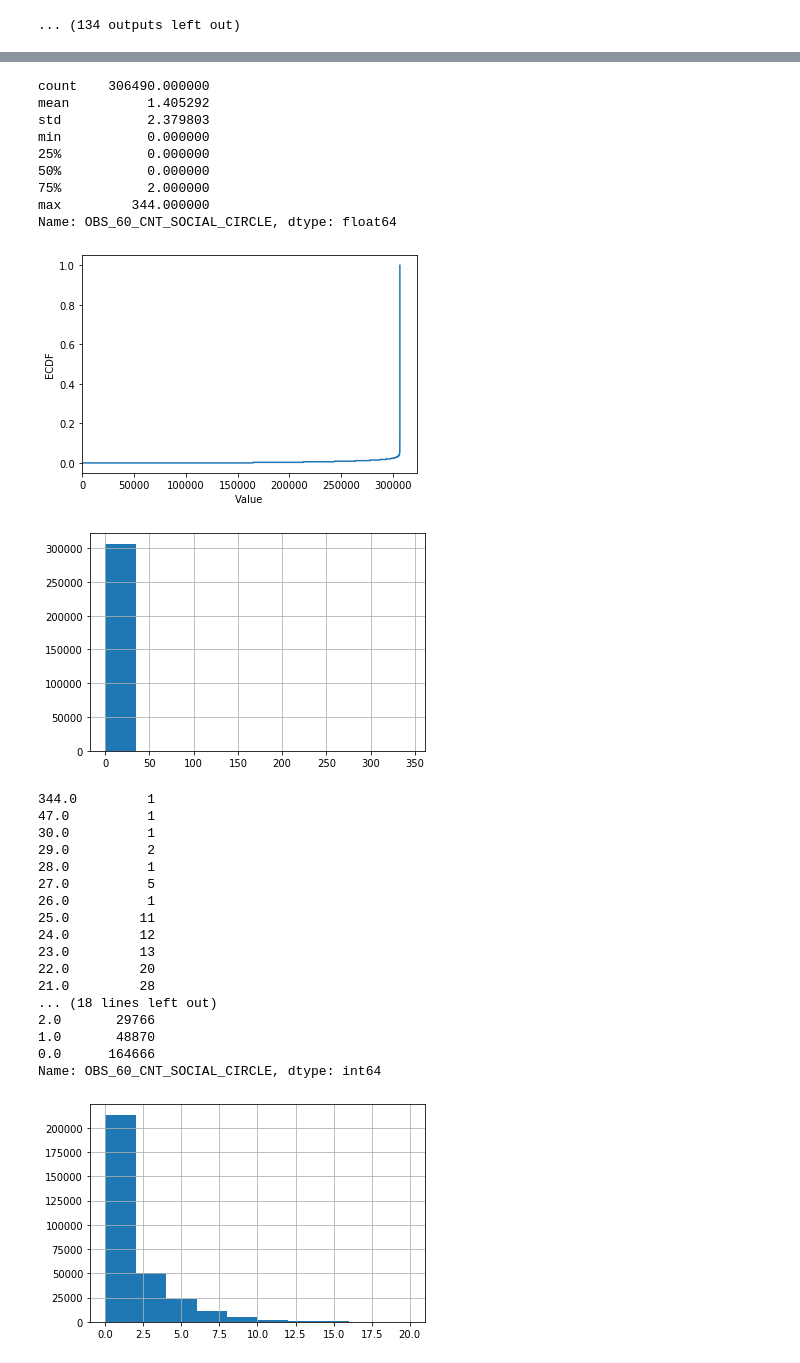
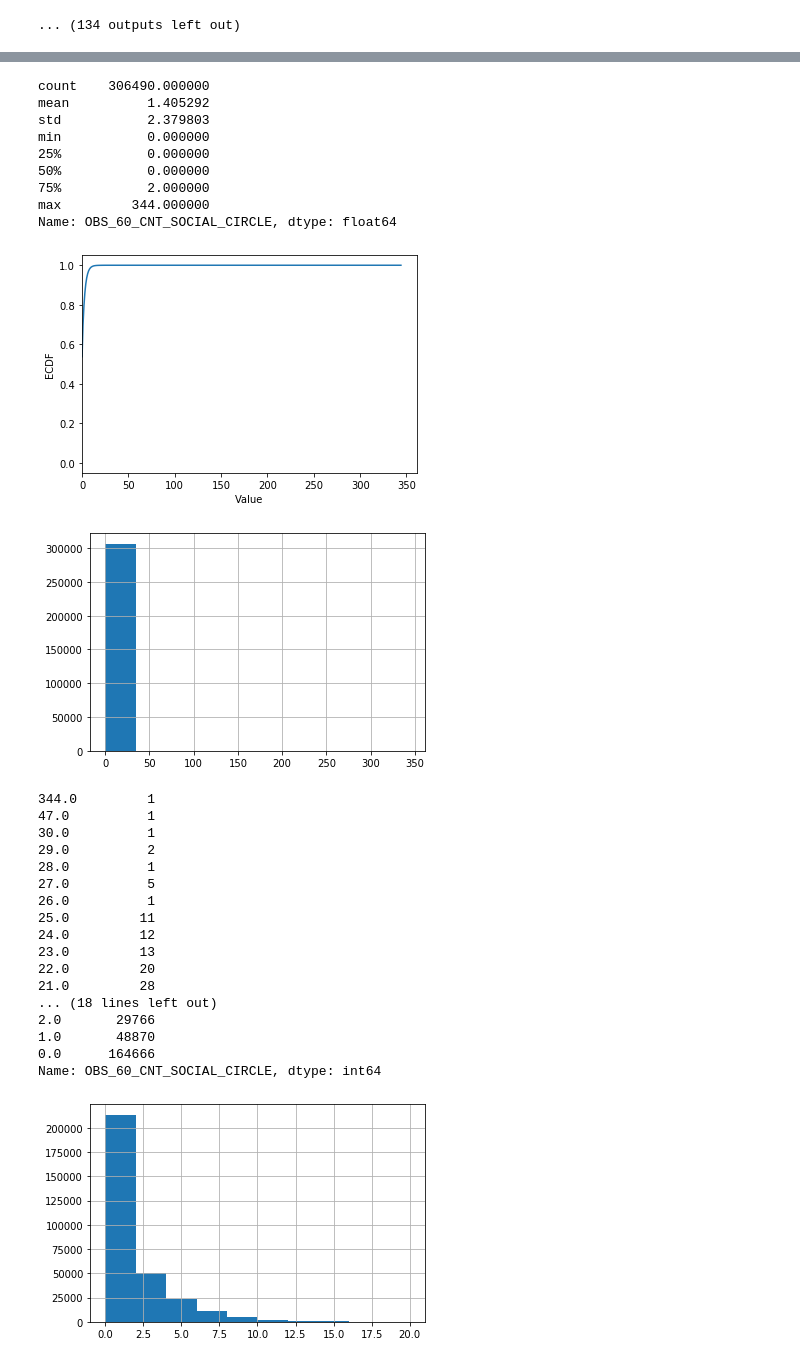
Before and after one commit to rubio1497/4th-ML100Days, a Jupyter notebook: HW Day9/Day_009_HW.ipynb, the cells around one changed output, grey strips where cells are left out. Drawn from its saved outputs; the diff is of its cells as text; code cells hidden in the pictures.

```diff
--- a/HW Day9/Day_009_HW.ipynb
+++ b/HW Day9/Day_009_HW.ipynb
@@ -324,35 +325,36 @@ Name: REGION_POPULATION_RELATIVE, Length: 81, dtype: int64
 # 最大值落在分布之外
 print(app_train['OBS_60_CNT_SOCIAL_CIRCLE'].describe())
 
 # 繪製 Empirical Cumulative Density Plot (ECDF)
 """
 Your Code Here
 """
-cdf = app_train['OBS_60_CNT_SOCIAL_CIRCLE'].sort_values().reset_index(drop = True)
+# cdf = app_train['OBS_60_CNT_SOCIAL_CIRCLE'].sort_values().reset_index(drop = True)
+cdf = app_train.OBS_60_CNT_SOCIAL_CIRCLE.value_counts().sort_index().cumsum()
 
 
 plt.plot(list(cdf.index), cdf/cdf.max())
 plt.xlabel('Value')
 plt.ylabel('ECDF')
 plt.xlim([cdf.index.min() * 0.95, cdf.index.max() * 1.05])
 plt.ylim([-0.05,1.05]) # 限制顯示圖片的範圍
 plt.show()
 
 app_train['OBS_60_CNT_SOCIAL_CIRCLE'].hist()
 plt.show()
 # 印由大到小數量
 print(app_train['OBS_60_CNT_SOCIAL_CIRCLE'].value_counts().sort_index(ascending = False))
 # %% [output]
 count    306490.000000
 mean          1.405292
 std           2.379803
 min           0.000000
 25%           0.000000
 50%           0.000000
 75%           2.000000
 max         344.000000
 Name: OBS_60_CNT_SOCIAL_CIRCLE, dtype: float64
-[figure, old version]
+[figure, new version]
 [figure]
 344.0         1
 47.0          1
```
Also changed, not shown: parts of 3 cells of this notebook.
